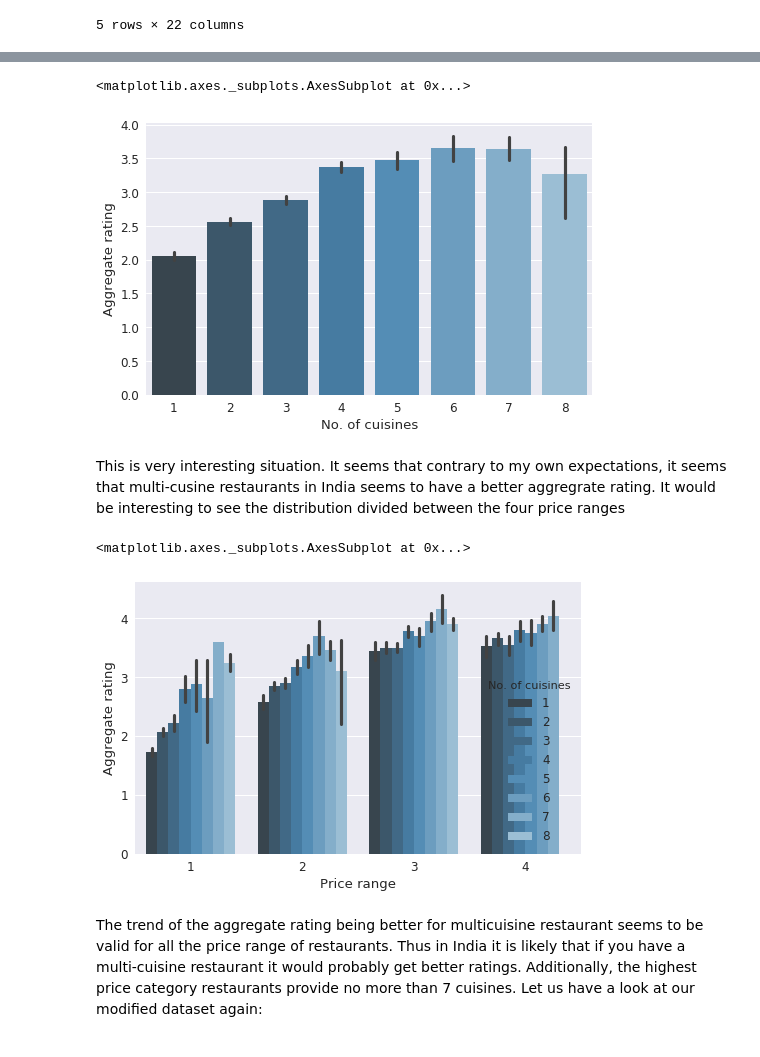
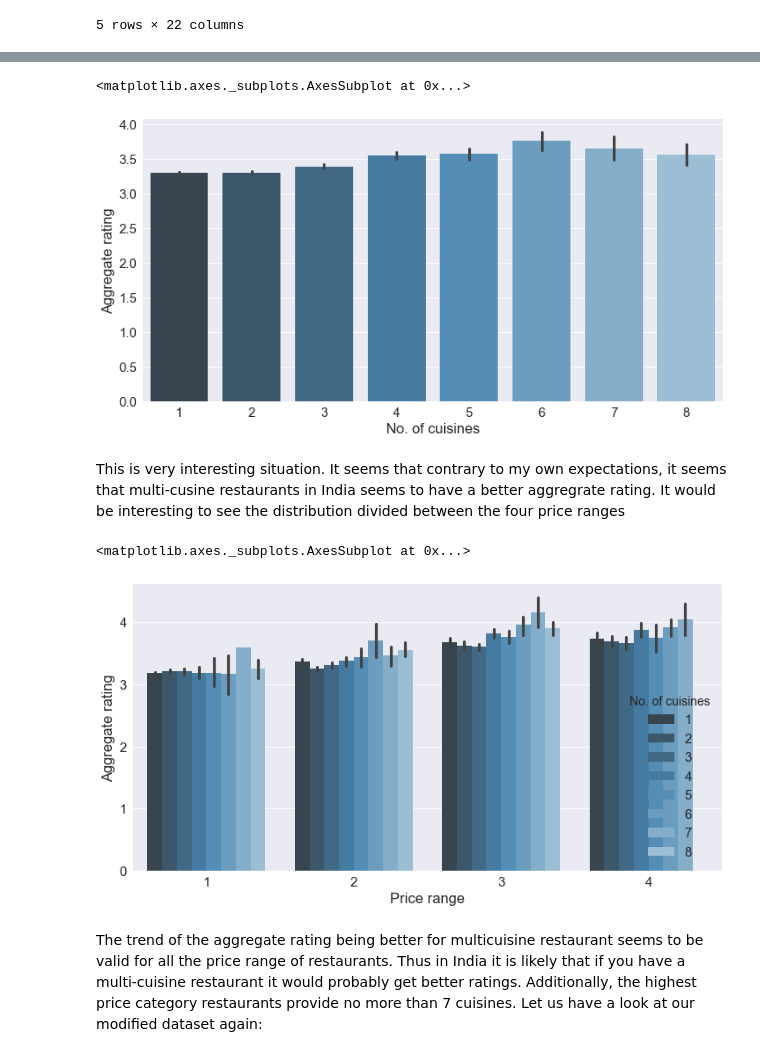
Before and after one commit to nathdipankar/restaurants-data-zomato-india, a Jupyter notebook: Finding the best restuarants.ipynb, the cells around one changed output, grey strips where cells are left out. Saved outputs shown, nothing was run; the diff lists cells and outputs as text; code cells hidden in the pictures.

Commit message:
Removed restaurants with no ratings

```diff
--- a/Finding the best restuarants.ipynb
+++ b/Finding the best restuarants.ipynb
@@ -164,0 +180,2 @@ data_modified.head()
+# %%
+data_rated_restaurants = data_modified[(data_modified['Aggregate rating']>0)&(data_modified['Votes']>0)]
@@ -165,15 +193,15 @@ data_modified.head()
 # %%
-sns.barplot(x ='No. of cuisines', y = 'Aggregate rating', data= data_modified, palette="Blues_d" )
+sns.barplot(x ='No. of cuisines', y = 'Aggregate rating', data= data_rated_restaurants, palette="Blues_d" )
 # %% [output]
 <matplotlib.axes._subplots.AxesSubplot at 0x...>
-[figure, old version]
+[figure, new version]
 # %% [markdown]
 This is very interesting situation. It seems that contrary to my own expectations, it seems that multi-cusine restaurants in India seems to have a better aggregrate rating. It would be interesting to see the distribution divided between the four price ranges
 # %%
-sns.barplot(x ="Price range", y = 'Aggregate rating', hue= 'No. of cuisines', data= data_modified, palette="Blues_d" )
+sns.barplot(x ="Price range", y = 'Aggregate rating', hue= 'No. of cuisines', data= data_rated_restaurants, palette="Blues_d" )
 # %% [output]
 <matplotlib.axes._subplots.AxesSubplot at 0x...>
-[figure, old version]
+[figure, new version]
 # %% [markdown]
 The trend of the aggregate rating being better for multicuisine restaurant seems to be valid for all the price range of restaurants. Thus in India it is likely that if you have a multi-cuisine restaurant it would probably get better ratings. Additionally, the highest price category restaurants provide no more than 7 cuisines. Let us have a look at our modified dataset again:
 # %%
```
Also changed, not shown: parts of 25 cells of this notebook.
